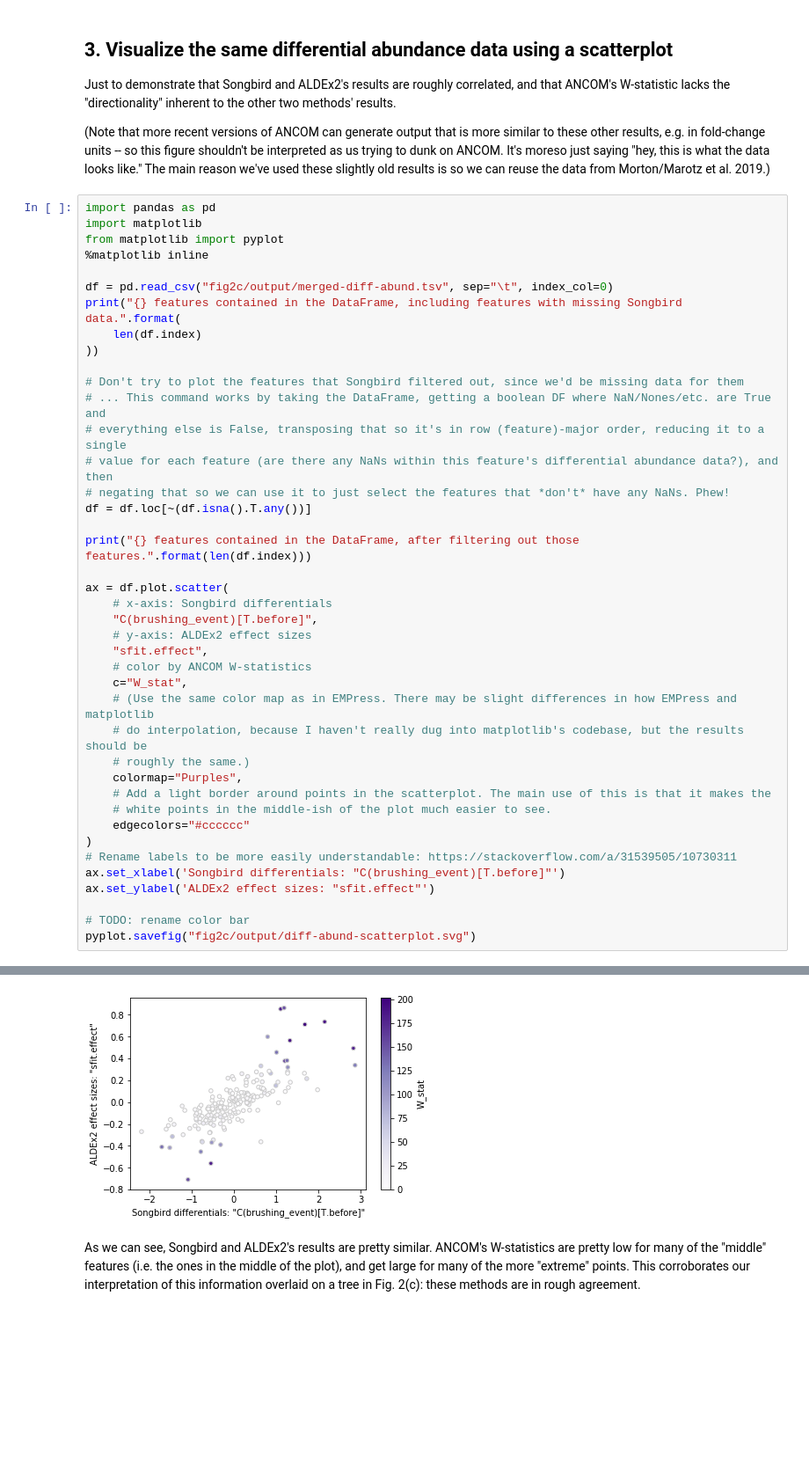
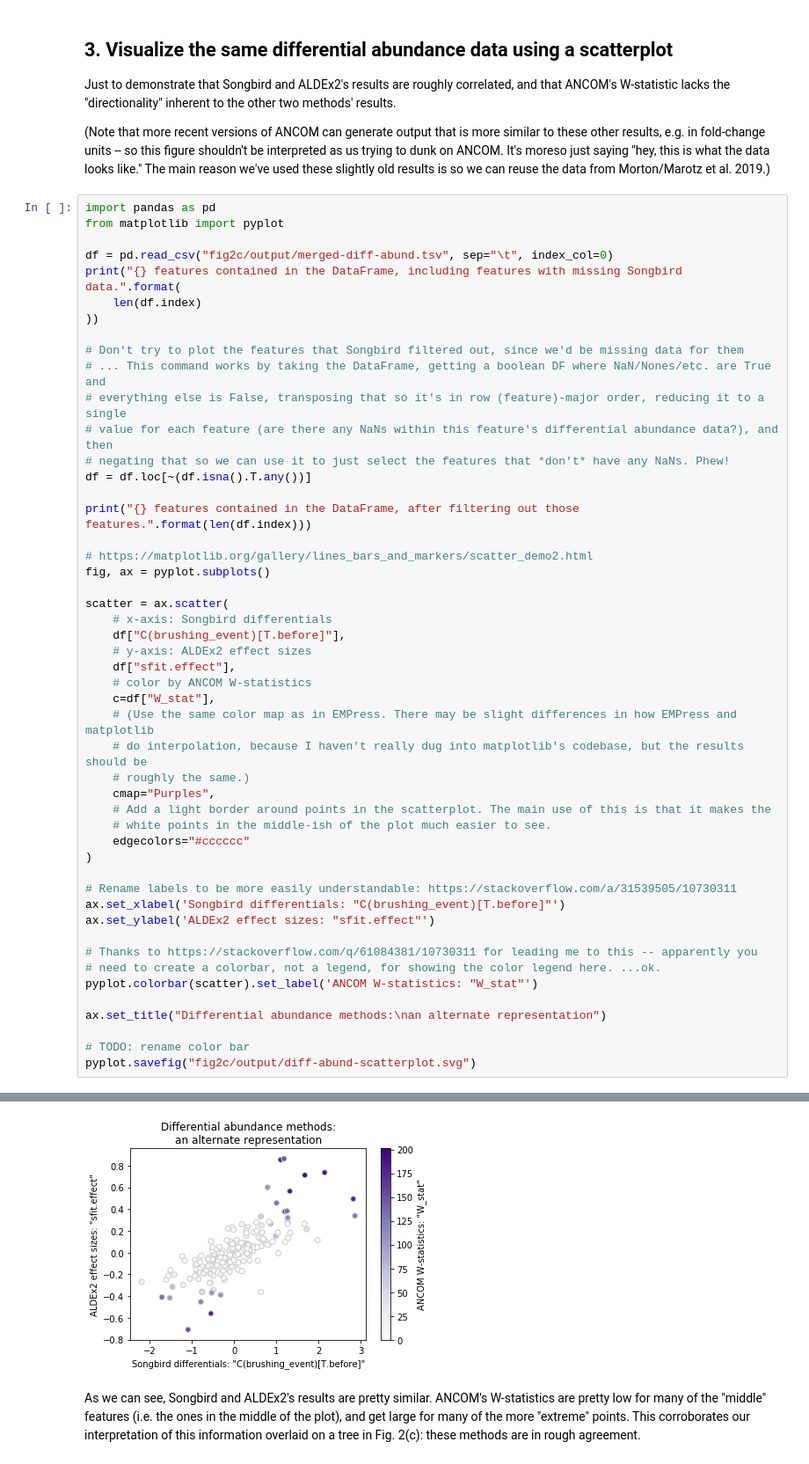
Before and after one commit to knightlab-analyses/empress-analyses, a Jupyter notebook: notebooks/fig2c.ipynb, the cells around one changed output, grey strips where cells are left out. Shown at 88% size. Drawn from its saved outputs; the diff is of its cells as text; blank space fills up the shorter version.

Commit message:
Show a title for the color legend
I spent ninety (90) minutes of my life on this. Probably not my
wisest decision.

```diff
--- a/notebooks/fig2c.ipynb
+++ b/notebooks/fig2c.ipynb
@@ -254,9 +254,7 @@ Just to demonstrate that Songbird and ALDEx2's results are roughly correlated, a
 (Note that more recent versions of ANCOM can generate output that is more similar to these other results, e.g. in fold-change units -- so this figure shouldn't be interpreted as us trying to dunk on ANCOM. It's moreso just saying "hey, this is what the data looks like." The main reason we've used these slightly old results is so we can reuse the data from Morton/Marotz et al. 2019.)
 # %%
 import pandas as pd
-import matplotlib
 from matplotlib import pyplot
-%matplotlib inline
 
 df = pd.read_csv("fig2c/output/merged-diff-abund.tsv", sep="\t", index_col=0)
 print("{} features contained in the DataFrame, including features with missing Songbird data.".format(
@@ -264,38 +262,48 @@ print("{} features contained in the DataFrame, including features with missing S
 ))
 
 # Don't try to plot the features that Songbird filtered out, since we'd be missing data for them
 # ... This command works by taking the DataFrame, getting a boolean DF where NaN/Nones/etc. are True and
 # everything else is False, transposing that so it's in row (feature)-major order, reducing it to a single
 # value for each feature (are there any NaNs within this feature's differential abundance data?), and then
 # negating that so we can use it to just select the features that *don't* have any NaNs. Phew!
 df = df.loc[~(df.isna().T.any())]
 
 print("{} features contained in the DataFrame, after filtering out those features.".format(len(df.index)))
 
-ax = df.plot.scatter(
+# https://matplotlib.org/gallery/lines_bars_and_markers/scatter_demo2.html
+fig, ax = pyplot.subplots()
+
+scatter = ax.scatter(
     # x-axis: Songbird differentials
-    "C(brushing_event)[T.before]",
+    df["C(brushing_event)[T.before]"],
     # y-axis: ALDEx2 effect sizes
-    "sfit.effect",
+    df["sfit.effect"],
     # color by ANCOM W-statistics
-    c="W_stat",
+    c=df["W_stat"],
     # (Use the same color map as in EMPress. There may be slight differences in how EMPress and matplotlib
     # do interpolation, because I haven't really dug into matplotlib's codebase, but the results should be
     # roughly the same.)
-    colormap="Purples",
+    cmap="Purples",
     # Add a light border around points in the scatterplot. The main use of this is that it makes the
     # white points in the middle-ish of the plot much easier to see.
     edgecolors="#cccccc"
 )
+
 # Rename labels to be more easily understandable: https://stackoverflow.com/a/31539505/10730311
 ax.set_xlabel('Songbird differentials: "C(brushing_event)[T.before]"')
 ax.set_ylabel('ALDEx2 effect sizes: "sfit.effect"')
 
+# Thanks to https://stackoverflow.com/q/61084381/10730311 for leading me to this -- apparently you
+# need to create a colorbar, not a legend, for showing the color legend here. ...ok.
+pyplot.colorbar(scatter).set_label('ANCOM W-statistics: "W_stat"')
+
+ax.set_title("Differential abundance methods:\nan alternate representation")
+
 # TODO: rename color bar
 pyplot.savefig("fig2c/output/diff-abund-scatterplot.svg")
 # %% [output]
 204 features contained in the DataFrame, including features with missing Songbird data.
 195 features contained in the DataFrame, after filtering out those features.
-[figure, old version]
+[figure, new version]
 # %% [markdown]
 As we can see, Songbird and ALDEx2's results are pretty similar. ANCOM's W-statistics are pretty low for many of the "middle" features (i.e. the ones in the middle of the plot), and get large for many of the more "extreme" points. This corroborates our interpretation of this information overlaid on a tree in Fig. 2(c): these methods are in rough agreement.
```
Also changed, not shown: 2 other files.
